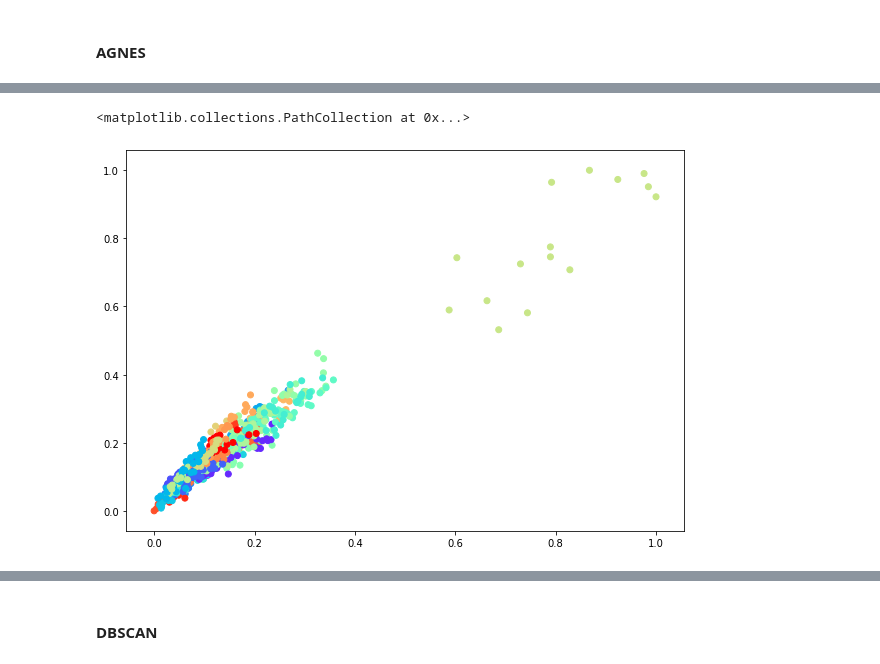
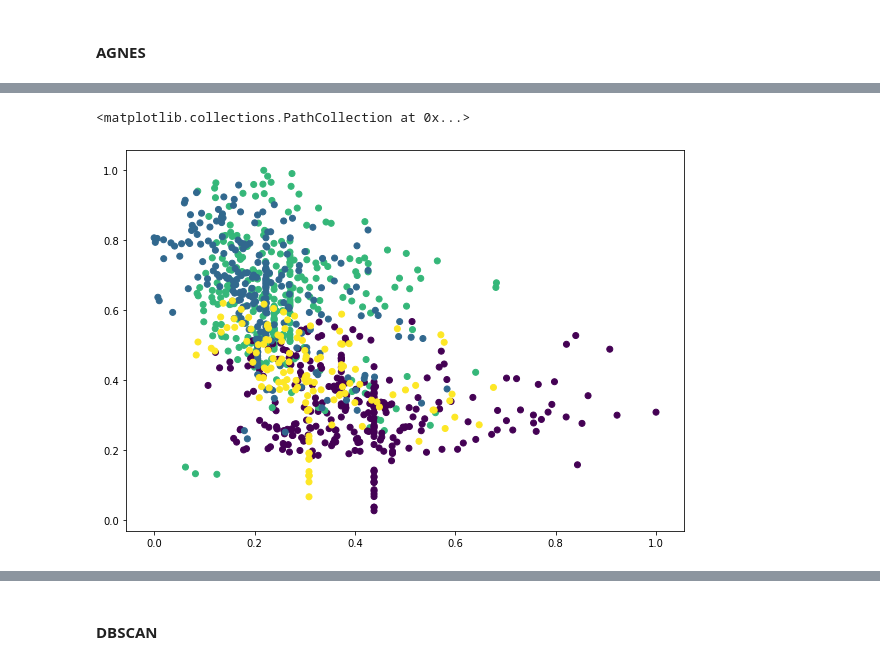
Before and after one commit to NurhandeAkyuz/Mice-Protein-Expression-Data-Analysis, a Jupyter notebook: notebook.ipynb, the cells around one changed output, grey strips where cells are left out. Drawn from its saved outputs; the diff is of its cells as text; code cells hidden in the pictures.

```diff
--- a/notebook.ipynb
+++ b/notebook.ipynb
@@ -304,0 +305,2 @@ Dendrogram = shc.dendrogram((shc.linkage(data, method ='ward')))
+# %%
+data = normalizedDF.iloc[:, 0:81]
@@ -305,5 +331,3 @@ Dendrogram = shc.dendrogram((shc.linkage(data, method ='ward')))
 # %%
-from sklearn.cluster import AgglomerativeClustering
-
-cluster = AgglomerativeClustering(n_clusters=40, affinity='euclidean', linkage='ward').fit(data)
-cluster
+cluster = AgglomerativeClustering(n_clusters=4, affinity='euclidean', linkage='ward')
+a = cluster.fit_predict(data)
@@ -315,6 +352,6 @@ AgglomerativeClustering(affinity='euclidean', compute_full_tree='auto',
 # %%
 plt.figure(figsize=(10, 7))
-plt.scatter(data[:,0], data[:,1], c=cluster.labels_, cmap='rainbow')
+plt.scatter(data['EGR1_N'], data['CaNA_N'], c=cluster.labels_)
 # %% [output]
 <matplotlib.collections.PathCollection at 0x...>
-[figure, old version]
+[figure, new version]
```
Also changed, not shown: parts of 11 cells of this notebook.
